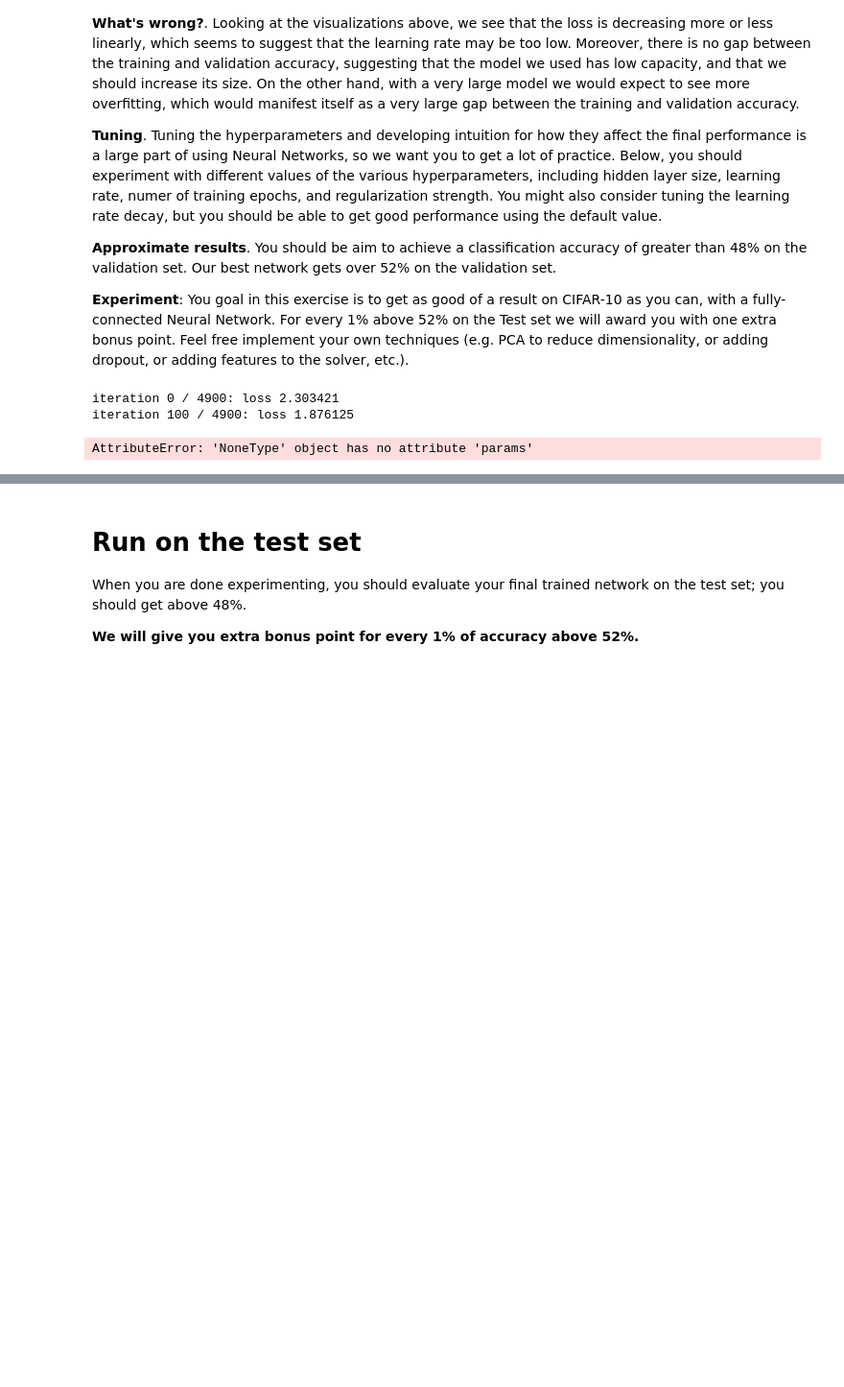
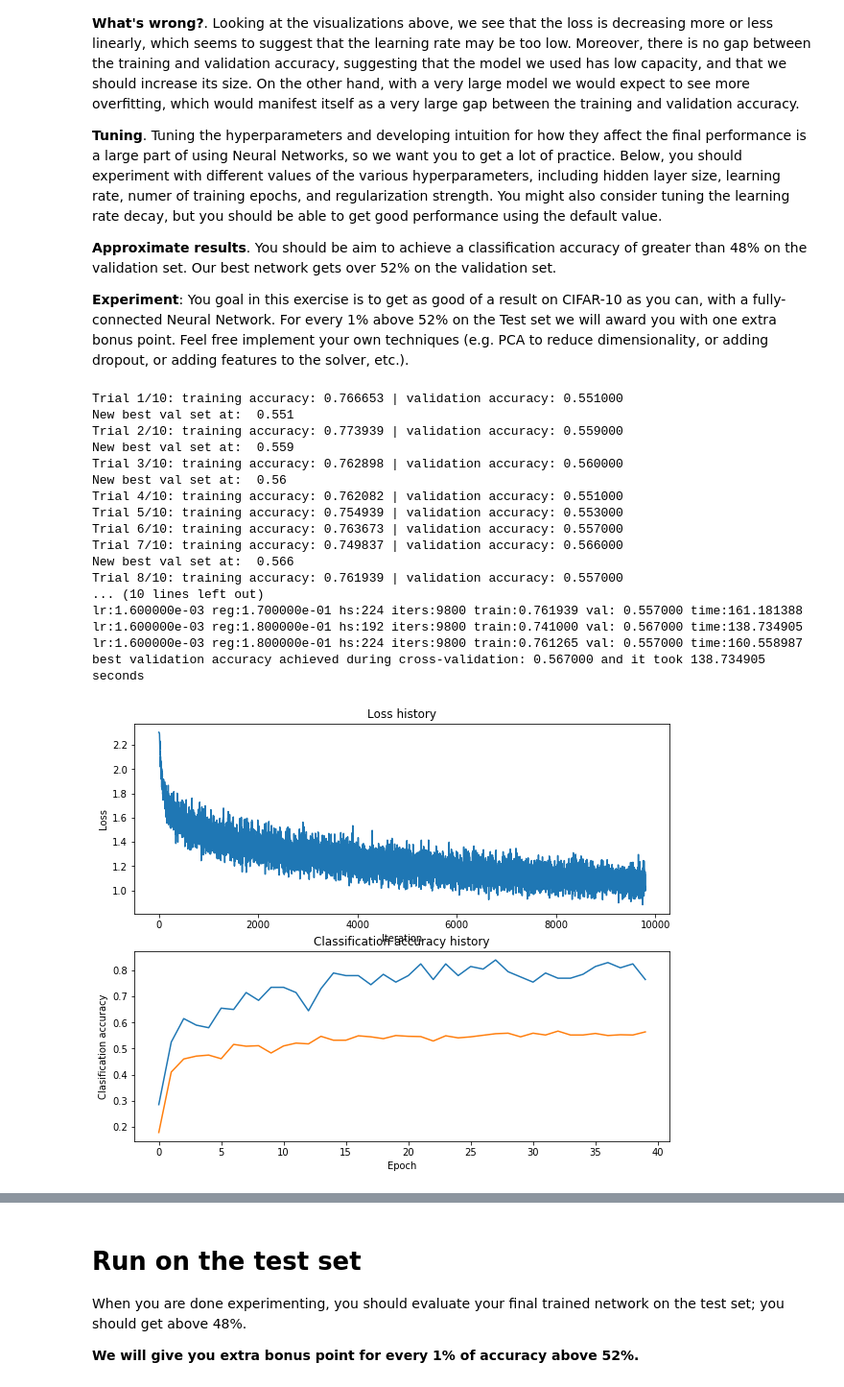
Before and after one commit to jleffell/CS231n, a Jupyter notebook: assignment1/two_layer_net.ipynb, the cells around one changed output, grey strips where cells are left out. Shown at 96% size. Drawn from its saved outputs; the diff is of its cells as text; code cells hidden in the pictures; blank space fills up the shorter version.

```diff
--- a/assignment1/two_layer_net.ipynb
+++ b/assignment1/two_layer_net.ipynb
@@ -311,7 +308,7 @@ best_time = -1
 learning_rates = [16e-4]
 regularization_strengths = [0.14, 0.15, 0.16, 0.17, 0.18]
 hidden_size = [192, 224]
-num_iters = [4900]
+num_iters = [9800]
 
 results = {}
 ################################################################################
@@ -331,7 +328,7 @@ for lr in learning_rates:
                 tic = time.time()
                 stats = net.train(X_train, y_train, X_val, y_val,num_iters=iters,
                             batch_size=200, learning_rate=lr, learning_rate_decay=0.95,
-                            reg=reg, verbose=True)
+                            reg=reg, verbose=False)
                 toc = time.time()
                 cpu_time = toc-tic
                 y_train_pred = net.predict(X_train)
@@ -345,37 +342,48 @@ for lr in learning_rates:
                     best_stats = stats
                     best_time = cpu_time
                     print('New best val set at: ', best_val)
                 results[(lr,reg, hs, iters)] = [train_predict, val_predict, cpu_time]
 
 # Print out results.
 for lr, reg, hs, iters in sorted(results):
     train_accuracy, val_accuracy, cpu_time = results[(lr, reg, hs, iters)]
     print('lr:%e reg:%e hs:%d iters:%d train:%f val: %f time:%f' % (lr, reg, hs, iters, train_accuracy, val_accuracy, cpu_time))
 
 print('best validation accuracy achieved during cross-validation: %f and it took %f seconds' % (best_val, best_time))
 
 # Plot the loss function and train / validation accuracies
 plt.subplot(2, 1, 1)
 plt.plot(best_stats['loss_history'])
 plt.title('Loss history')
 plt.xlabel('Iteration')
 plt.ylabel('Loss')
 
 plt.subplot(2, 1, 2)
 plt.plot(best_stats['train_acc_history'], label='train')
 plt.plot(best_stats['val_acc_history'], label='val')
 plt.title('Classification accuracy history')
 plt.xlabel('Epoch')
 plt.ylabel('Clasification accuracy')
 plt.show()
 #################################################################################
 #                               END OF YOUR CODE                                #
 #################################################################################
 # %% [output]
-iteration 0 / 4900: loss 2.303421
-iteration 100 / 4900: loss 1.876125
+Trial 1/10: training accuracy: 0.766653 | validation accuracy: 0.551000
+New best val set at:  0.551
+Trial 2/10: training accuracy: 0.773939 | validation accuracy: 0.559000
+New best val set at:  0.559
+Trial 3/10: training accuracy: 0.762898 | validation accuracy: 0.560000
+New best val set at:  0.56
+Trial 4/10: training accuracy: 0.762082 | validation accuracy: 0.551000
+Trial 5/10: training accuracy: 0.754939 | validation accuracy: 0.553000
+Trial 6/10: training accuracy: 0.763673 | validation accuracy: 0.557000
+Trial 7/10: training accuracy: 0.749837 | validation accuracy: 0.566000
+New best val set at:  0.566
+Trial 8/10: training accuracy: 0.761939 | validation accuracy: 0.557000
+... (10 lines left out)
+lr:1.600000e-03 reg:1.700000e-01 hs:224 iters:9800 train:0.761939 val: 0.557000 time:161.181388
+lr:1.600000e-03 reg:1.800000e-01 hs:192 iters:9800 train:0.741000 val: 0.567000 time:138.734905
+lr:1.600000e-03 reg:1.800000e-01 hs:224 iters:9800 train:0.761265 val: 0.557000 time:160.558987
+best validation accuracy achieved during cross-validation: 0.567000 and it took 138.734905 seconds
+[figure, added]
-# %%
-# visualize the weights of the best network
-show_net_weights(best_net)
-# %% [output]
-AttributeError: 'NoneType' object has no attribute 'params'
```
Also changed, not shown: parts of 3 cells of this notebook, 2 other files.
